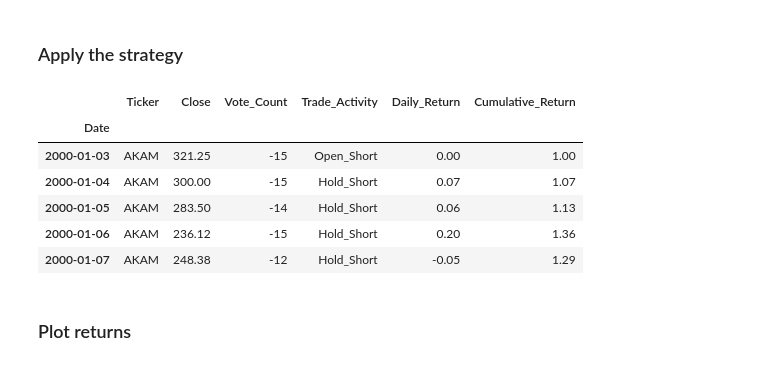
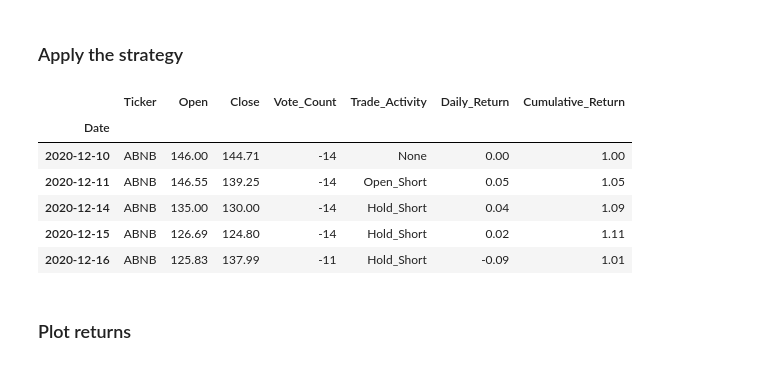
Before and after one commit to billyfrog8/Ensemble, a Jupyter notebook: Ensemble.ipynb, the cells around one changed output. Saved outputs shown, nothing was run; the diff lists cells and outputs as text; code cells hidden in the pictures.

```diff
--- a/Ensemble.ipynb
+++ b/Ensemble.ipynb
@@ -4,6 +4,8 @@
 import os
 import warnings
 import pandas as pd
+import numpy as np
+import pandas_ta as ta
 
 def process_stock_data(folder_path, start_date='2000-01-01'):
 
@@ -59,6 +61,6 @@ def process_stock_data(folder_path, start_date='2000-01-01'):
     return long_df
 
 folder_path = r"C:\Users\6eggr\Desktop\Python\New folder\daily_data"
-long_df = process_stock_data(folder_path)
+long_df = process_stock_data(folder_path, start_date='2015-01-01')
 long_df.head(5)
 # %% [output]
@@ -170,7 +171,7 @@ def create_binary_features(df):
 
     df['Vote_Count'] = df[binary_columns].sum(axis=1)
 
-    columns_to_keep = ['Date', 'Ticker', 'Close'] + binary_columns + ['Vote_Count']
+    columns_to_keep = ['Date', 'Ticker', 'Close', 'Open'] + binary_columns + ['Vote_Count']
 
     return df[columns_to_keep]
 # %%
@@ -580,20 +568,20 @@ print(', '.join(f"'{ticker}'" for ticker in top_20_volatile['Ticker']))
 # %% [markdown]
 ### Apply the strategy
 # %%
-tickers = ['AMTM', 'ENPH', 'MRNA', 'PLTR', 'AMD', 'BLDR',
-           'CRWD', 'FSLR', 'AXON', 'ON', 'TSLA', 'INCY', 'SWKS', 'SMCI', 'NVDA', 'UAL', 'ALGN', 'MU', 'AKAM', 'WDC']
+tickers = ['AMTM', 'ENPH', 'MRNA', 'PLTR', 'SMCI',
+           'CRWD', 'AMD', 'TSLA', 'FCX', 'UBER', 'APA', 'CZR', 'NCLH', 'GEV', 'ABNB', 'FSLR', 'BLDR', 'DVN', 'NVDA', 'MU']
 
 trades_df_se = binary_df[binary_df['Ticker'].isin(tickers)].groupby('Ticker').apply(simulate_trading)
 trades_df_se.set_index('Date', inplace=True)
 trades_df_se.head()
 # %% [output]
-|  | Ticker | Close | Vote_Count | Trade_Activity | Daily_Return | Cumulative_Return |
-| Date |  |  |  |  |  |  |
-| 2000-01-03 | AKAM | 321.25 | -15 | Open_Short | 0.00 | 1.00 |
-| 2000-01-04 | AKAM | 300.00 | -15 | Hold_Short | 0.07 | 1.07 |
-| 2000-01-05 | AKAM | 283.50 | -14 | Hold_Short | 0.06 | 1.13 |
-| 2000-01-06 | AKAM | 236.12 | -15 | Hold_Short | 0.20 | 1.36 |
-| 2000-01-07 | AKAM | 248.38 | -12 | Hold_Short | -0.05 | 1.29 |
+|  | Ticker | Open | Close | Vote_Count | Trade_Activity | Daily_Return | Cumulative_Return |
+| Date |  |  |  |  |  |  |  |
+| 2020-12-10 | ABNB | 146.00 | 144.71 | -14 | None | 0.00 | 1.00 |
+| 2020-12-11 | ABNB | 146.55 | 139.25 | -14 | Open_Short | 0.05 | 1.05 |
+| 2020-12-14 | ABNB | 135.00 | 130.00 | -14 | Hold_Short | 0.04 | 1.09 |
+| 2020-12-15 | ABNB | 126.69 | 124.80 | -14 | Hold_Short | 0.02 | 1.11 |
+| 2020-12-16 | ABNB | 125.83 | 137.99 | -11 | Hold_Short | -0.09 | 1.01 |
 # %% [markdown]
 ### Plot returns
 # %%
```
Also changed, not shown: parts of 14 cells of this notebook, 3 other files.
